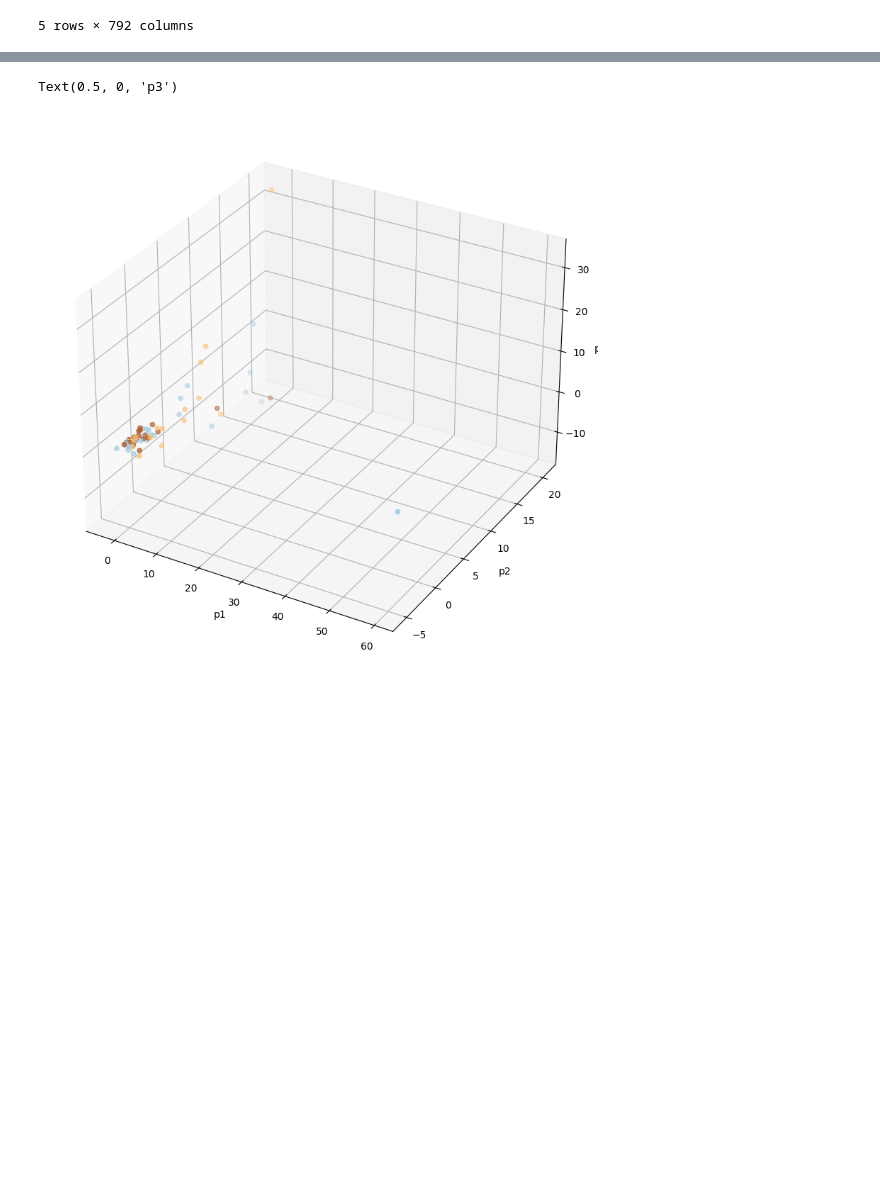
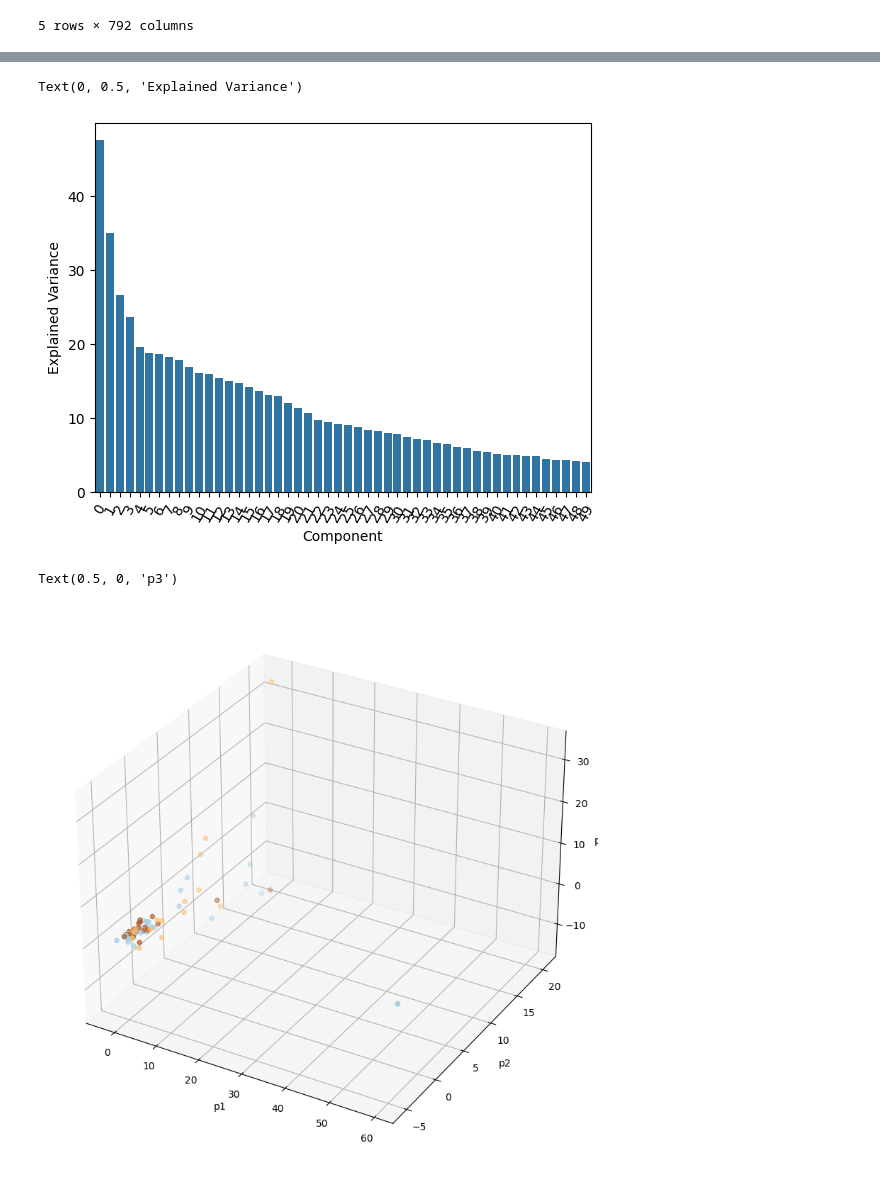
Before and after one commit to NCBI-Codeathons/mlxai-2024-team-bhushan, a Jupyter notebook: notebooks/pca-tsne.ipynb, the cells around one changed output, grey strips where cells are left out. Cells and saved outputs as stored; diff of their text form; code cells hidden in the pictures; blank space fills up the shorter version.

```diff
--- a/notebooks/pca-tsne.ipynb
+++ b/notebooks/pca-tsne.ipynb
@@ -63,3 +66,13 @@ ax.tick_params(axis='x', rotation=60)
+# %%
+sns.barplot(pipeline.steps[1][1].explained_variance_)
+
+ax = plt.gca()
+ax.tick_params(axis='x', rotation=60)
+ax.set_xlabel("Component")
+ax.set_ylabel("Explained Variance")
+# %% [output]
+Text(0, 0.5, 'Explained Variance')
+[figure, added]
 # %%
 out = pipeline.transform(df.values)
 pca = pd.DataFrame()
```
Also changed, not shown: parts of 4 cells of this notebook.
